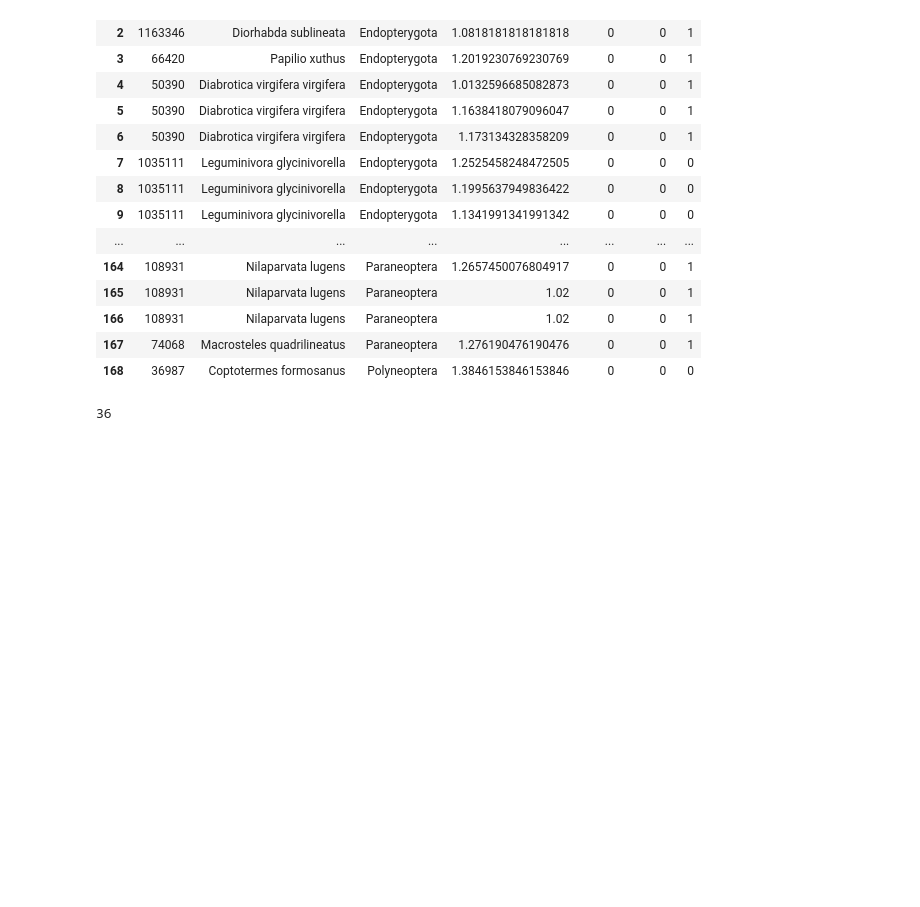
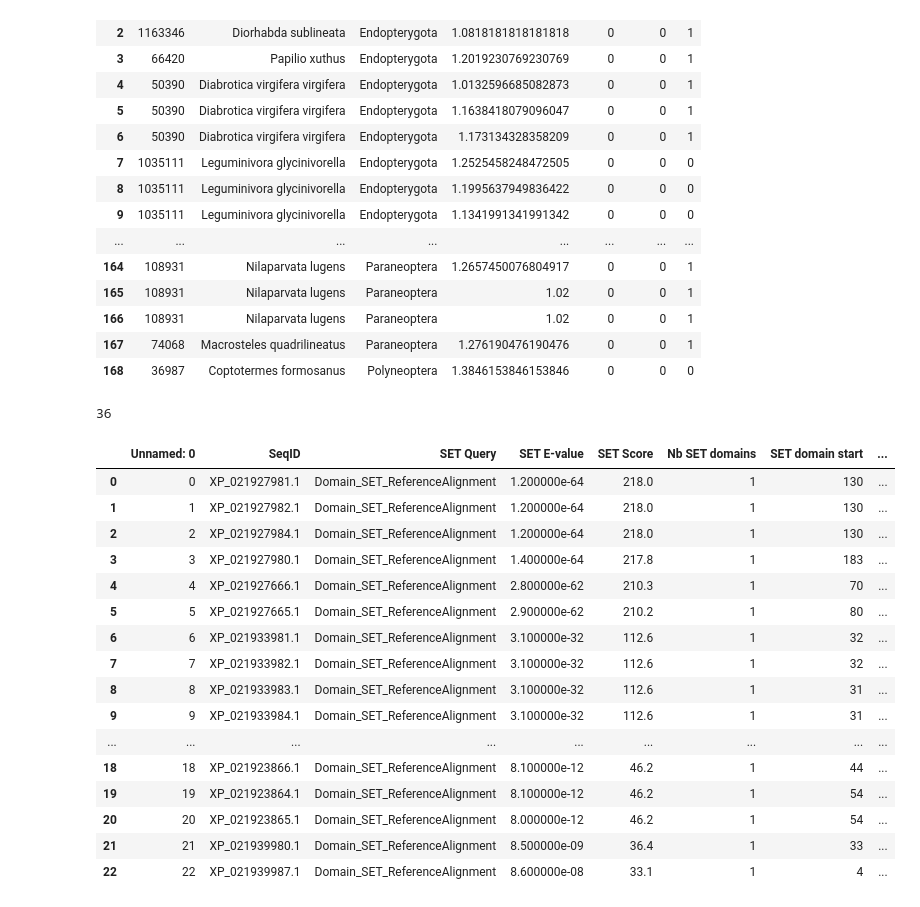
Before and after one commit to simonpenel/stage-automne-2023, a Jupyter notebook: plot_ratios.ipynb, the cells around one changed output. Saved outputs shown, nothing was run; the diff lists cells and outputs as text; code cells hidden in the pictures; blank space fills up the shorter version.

```diff
--- a/plot_ratios.ipynb
+++ b/plot_ratios.ipynb
@@ -93,3 +91,30 @@ pd.set_option("display.max_columns", None)
 sorted_tax = sorted_tax.sort_values(by=columns)
 # sorted_tax
 sorted_tax.to_csv('sorted_taxonomy.csv', sep= ';')
+# %%
+import pandas as pd
+
+df = pd.read_csv('results/GCF_000696155.1/summary_table_GCF_000696155.1.csv', sep=';')
+accession = 'GCF_000696155.1'
+pd.set_option("display.max_rows", None)
+pd.set_option("display.max_columns", None)
+# %%
+df
+# %% [output]
+|  | Unnamed: 0 | SeqID | SET Query | SET E-value | SET Score | Nb SET domains | SET domain start | ... |
+| 0 | 0 | XP_021927981.1 | Domain_SET_ReferenceAlignment | 1.200000e-64 | 218.0 | 1 | 130 | ... |
+| 1 | 1 | XP_021927982.1 | Domain_SET_ReferenceAlignment | 1.200000e-64 | 218.0 | 1 | 130 | ... |
+| 2 | 2 | XP_021927984.1 | Domain_SET_ReferenceAlignment | 1.200000e-64 | 218.0 | 1 | 130 | ... |
+| 3 | 3 | XP_021927980.1 | Domain_SET_ReferenceAlignment | 1.400000e-64 | 217.8 | 1 | 183 | ... |
+| 4 | 4 | XP_021927666.1 | Domain_SET_ReferenceAlignment | 2.800000e-62 | 210.3 | 1 | 70 | ... |
+| 5 | 5 | XP_021927665.1 | Domain_SET_ReferenceAlignment | 2.900000e-62 | 210.2 | 1 | 80 | ... |
+| 6 | 6 | XP_021933981.1 | Domain_SET_ReferenceAlignment | 3.100000e-32 | 112.6 | 1 | 32 | ... |
+| 7 | 7 | XP_021933982.1 | Domain_SET_ReferenceAlignment | 3.100000e-32 | 112.6 | 1 | 32 | ... |
+| 8 | 8 | XP_021933983.1 | Domain_SET_ReferenceAlignment | 3.100000e-32 | 112.6 | 1 | 31 | ... |
+| 9 | 9 | XP_021933984.1 | Domain_SET_ReferenceAlignment | 3.100000e-32 | 112.6 | 1 | 31 | ... |
+| ... | ... | ... | ... | ... | ... | ... | ... | ... |
+| 18 | 18 | XP_021923866.1 | Domain_SET_ReferenceAlignment | 8.100000e-12 | 46.2 | 1 | 44 | ... |
+| 19 | 19 | XP_021923864.1 | Domain_SET_ReferenceAlignment | 8.100000e-12 | 46.2 | 1 | 54 | ... |
+| 20 | 20 | XP_021923865.1 | Domain_SET_ReferenceAlignment | 8.000000e-12 | 46.2 | 1 | 54 | ... |
+| 21 | 21 | XP_021939980.1 | Domain_SET_ReferenceAlignment | 8.500000e-09 | 36.4 | 1 | 33 | ... |
+| 22 | 22 | XP_021939987.1 | Domain_SET_ReferenceAlignment | 8.600000e-08 | 33.1 | 1 | 4 | ... |
```
Also changed, not shown: parts of 2 cells of this notebook, 8 other files.
